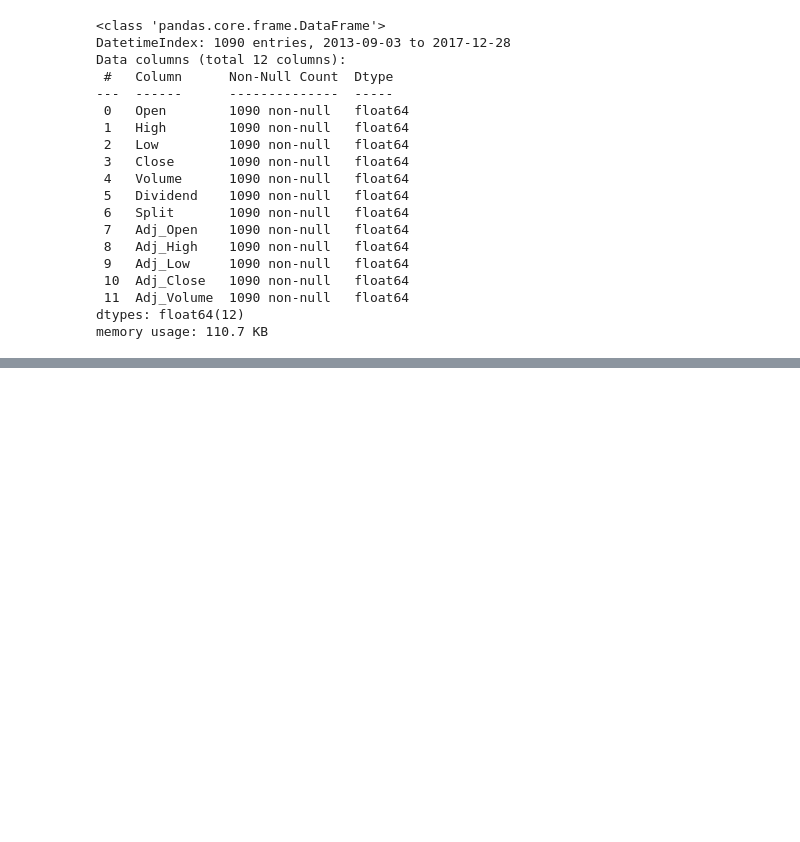
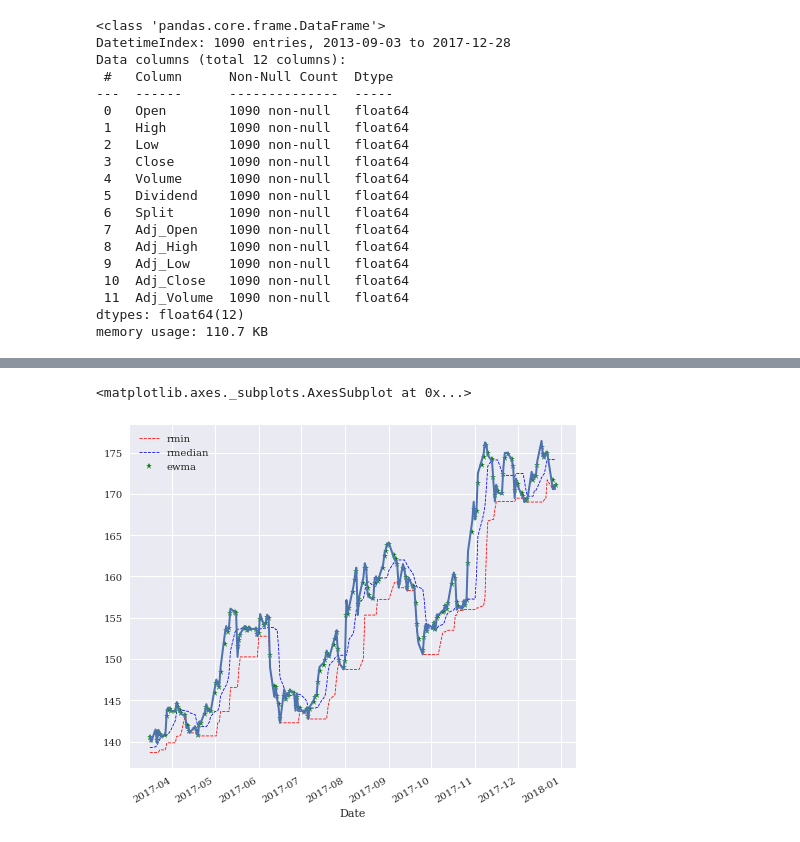
Before and after one commit to m-dabo/PfF, a Jupyter notebook: PfF - YH.ipynb, the cells around one changed output, grey strips where cells are left out. Cells and saved outputs as stored; diff of their text form; code cells hidden in the pictures; blank space fills up the shorter version.

```diff
--- a/PfF - YH.ipynb
+++ b/PfF - YH.ipynb
@@ -508,3 +511,8 @@ data.resample('1m', label = 'right').last().tail()
+# %%
+## Required API
+!pip install quandl --quiet
+import quandl as qdl
+qdl.ApiConfig.api_key = 'H77jvcSxTeYPKpC3jy2r'
 # %%
 # Apple stock EOD price data
 data = qdl.get('EOD/AAPL')
@@ -531,0 +551,4 @@ memory usage: 110.7 KB
+# %%
+# Working with single time series
+data = pd.DataFrame(data['Close'])
+data.head()
@@ -531,0 +574,10 @@ memory usage: 110.7 KB
+# %%
+# Standard rolling stats
+window = 10
+data['rmin'] = data['Close'].rolling(window = window).min()
+data['rmean'] = data['Close'].rolling(window = window).mean()
+data['rmedian'] = data['Close'].rolling(window = window).median()
+data['std'] = data['Close'].rolling(window = window).std()
+data['ewma'] = data['Close'].ewm(halflife = .5, min_periods = window).mean()
+# exponentially weighted moving average
+data.dropna().head(20)
@@ -531,0 +603,9 @@ memory usage: 110.7 KB
+# %%
+# Plotting sample rolling stats
+ax = data[['rmin', 'rmedian', 'ewma']].iloc[-200:,:].plot(
+    figsize = (8, 7), style = ['r--', 'b--', 'g*'],
+    lw = .8)
+data['Close'].iloc[-200:].plot(ax = ax, lw = 2) # original time series
+# %% [output]
+<matplotlib.axes._subplots.AxesSubplot at 0x...>
+[figure, added]
```
Also changed, not shown: parts of 19 cells of this notebook.
